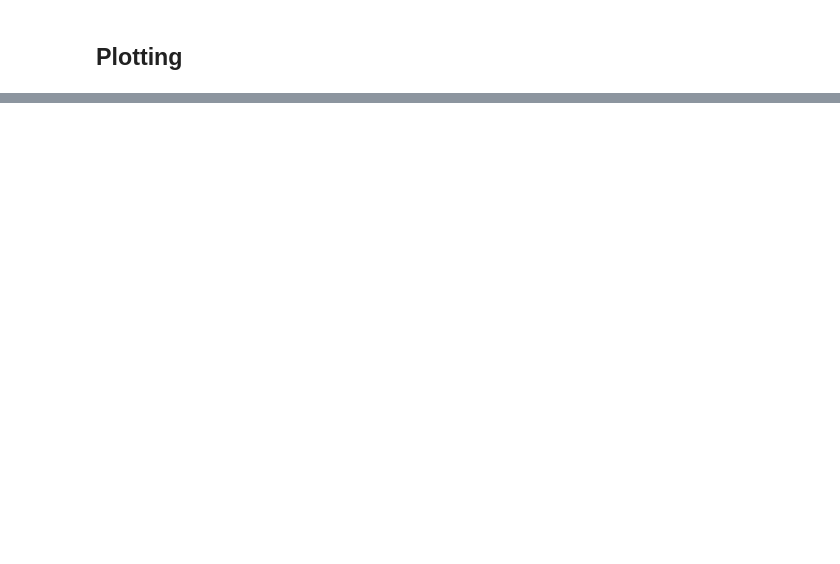
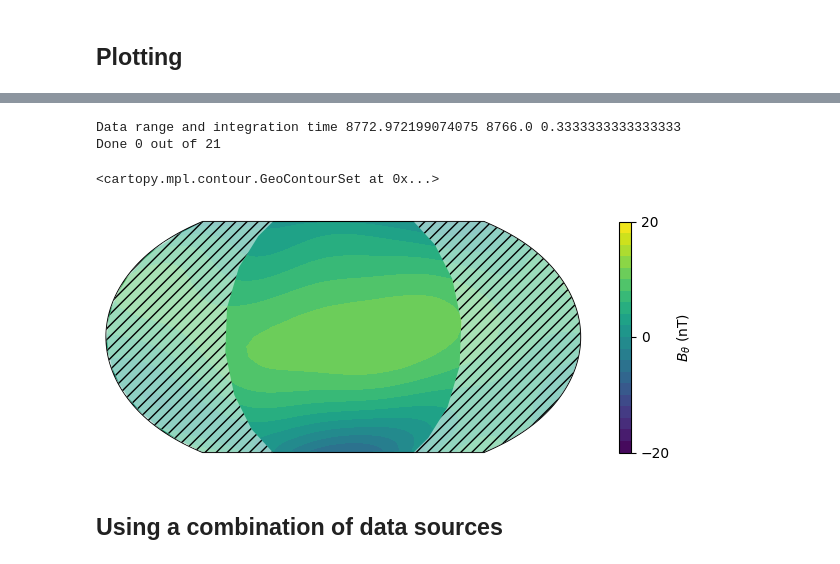
Before and after one commit to smithara/MMA-2E, a Jupyter notebook: MMA_SHA_2E.ipynb, the cells around one changed output, grey strips where cells are left out. Drawn from its saved outputs; the diff is of its cells as text; code cells hidden in the pictures; blank space fills up the shorter version.

Commit message:
Fixes to support MSS with local CHAOS model (#2)
Co-authored-by: natgomezperez <ngp@bgs.ac.uk>

```diff
--- a/MMA_SHA_2E.ipynb
+++ b/MMA_SHA_2E.ipynb
@@ -155,0 +164,7 @@ map_surface_rtp(data_out["MMA_SHA_2E"]["qs"][0, :])
+# %%
+file = Path("MSS1A_TEST_VFM_L2_MAG_SCI-LR_20240101T000000_20240106T235959.cdf")
+assert file.exists()
+data_mss_in = create_paldata(
+    **{"MSS1A_TEST_VFM_L2_MAG_SCI-LR": PalDataItem.from_file(file)}
+)
+print(data_mss_in)
@@ -155,0 +195,11 @@ map_surface_rtp(data_out["MMA_SHA_2E"]["qs"][0, :])
+# %%
+from swarmpal.experimental import LocalForwardMagneticModel
+
+
+process_local_model = LocalForwardMagneticModel()
+process_local_model.set_config(
+    dataset="MSS1A_TEST_VFM_L2_MAG_SCI-LR",
+    model_descriptor="CHAOS-Core",
+)
+data_mss_in = process_local_model(data_mss_in)
+print(data_mss_in)
@@ -155,0 +224,18 @@ map_surface_rtp(data_out["MMA_SHA_2E"]["qs"][0, :])
+# %%
+# NB for now we must instruct the MMA process to use the specific variable names
+mma_process = MMA_SHA_2E()
+mma_process.set_config(
+    measurement_varname="B_NEC",
+    model_varname="B_NEC_CHAOS-Core",
+)
+data_mss_out = mma_process(data_mss_in)
+# %% [output]
+Data range and integration time 8772.972199074075 8766.0 0.3333333333333333
+Done 0 out of 21
+# %%
+map_surface_rtp(data_mss_out["MMA_SHA_2E"]["qs"][0, :])
+# %% [output]
+<cartopy.mpl.contour.GeoContourSet at 0x...>
+[figure, added]
+# %% [markdown]
+## Using a combination of data sources
```
Also changed, not shown: parts of 16 cells of this notebook, 5 other files.
